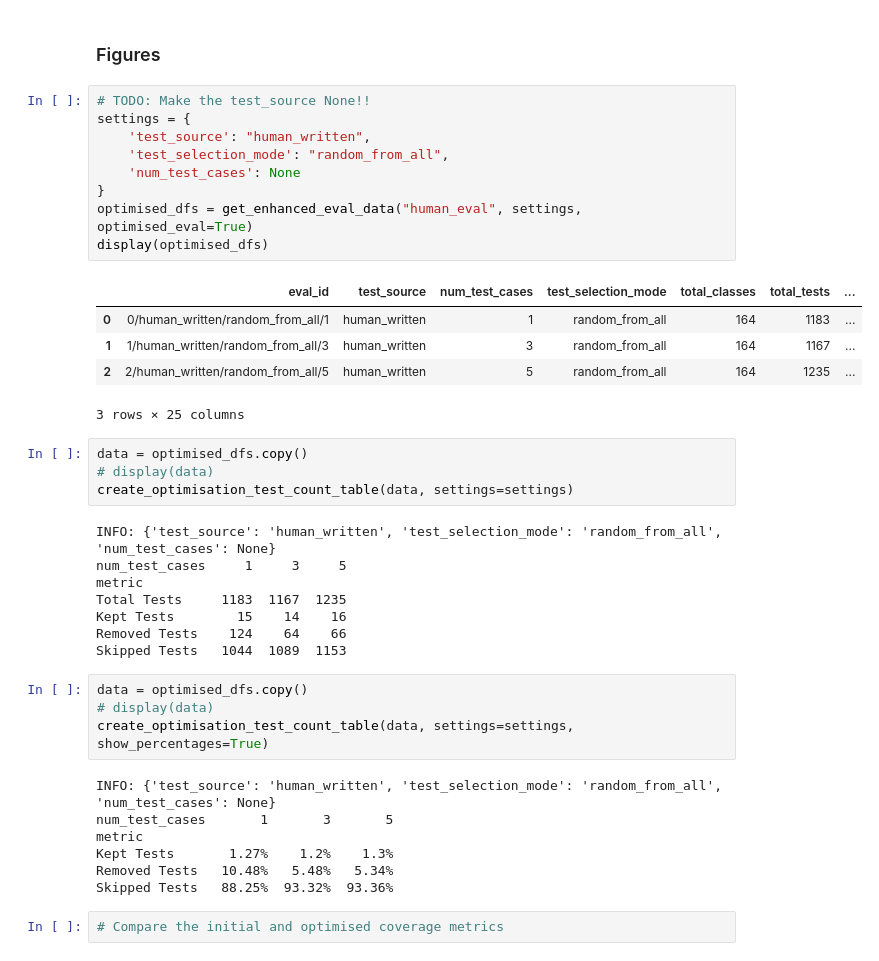
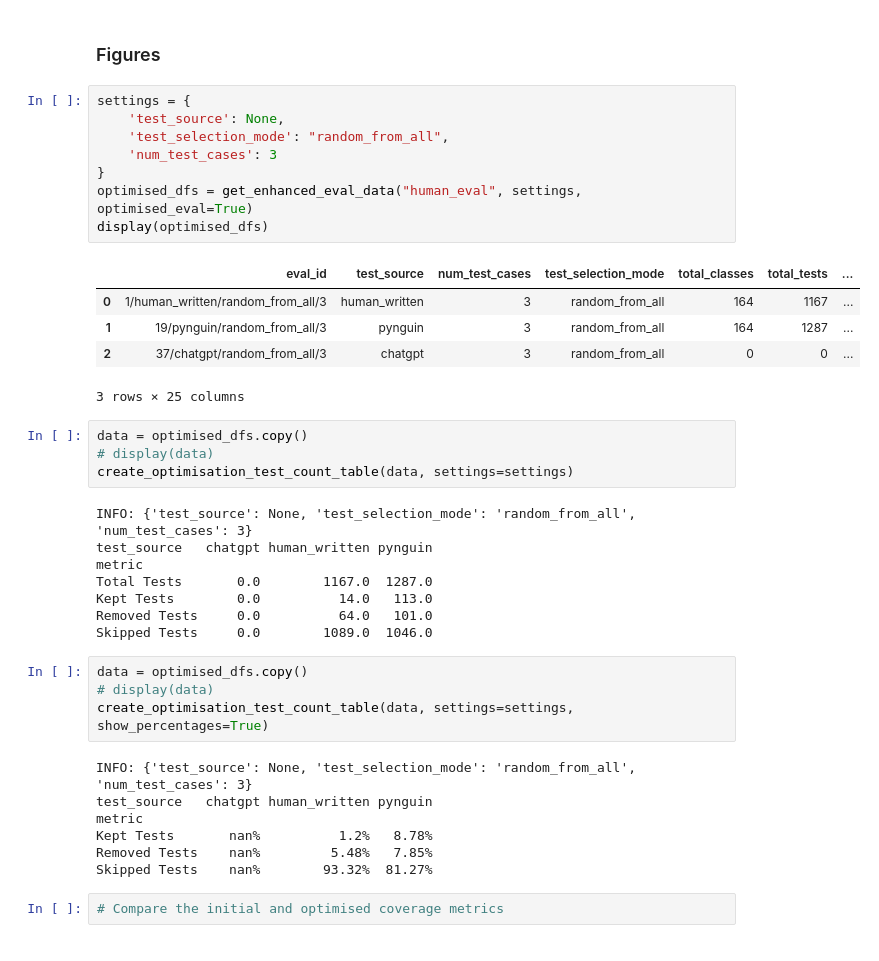
Before and after one commit to AlexChudic/test-suite-enhancement, a Jupyter notebook: src/evaluation_figures.ipynb, the cells around one changed output. Drawn from its saved outputs; the diff is of its cells as text.

```diff
--- a/src/evaluation_figures.ipynb
+++ b/src/evaluation_figures.ipynb
@@ -391,42 +407,41 @@ def create_optimisation_test_count_table(df, settings=None, show_percentages=Fal
 # %% [markdown]
 ### Figures
 # %%
-# TODO: Make the test_source None!!
 settings = {
-    'test_source': "human_written",
+    'test_source': None,
     'test_selection_mode': "random_from_all",
-    'num_test_cases': None
+    'num_test_cases': 3
 }
 optimised_dfs = get_enhanced_eval_data("human_eval", settings, optimised_eval=True)
 display(optimised_dfs)
 # %% [output]
 |  | eval_id | test_source | num_test_cases | test_selection_mode | total_classes | total_tests | ... |
-| 0 | 0/human_written/random_from_all/1 | human_written | 1 | random_from_all | 164 | 1183 | ... |
-| 1 | 1/human_written/random_from_all/3 | human_written | 3 | random_from_all | 164 | 1167 | ... |
-| 2 | 2/human_written/random_from_all/5 | human_written | 5 | random_from_all | 164 | 1235 | ... |
+| 0 | 1/human_written/random_from_all/3 | human_written | 3 | random_from_all | 164 | 1167 | ... |
+| 1 | 19/pynguin/random_from_all/3 | pynguin | 3 | random_from_all | 164 | 1287 | ... |
+| 2 | 37/chatgpt/random_from_all/3 | chatgpt | 3 | random_from_all | 0 | 0 | ... |
 3 rows × 25 columns
 # %%
 data = optimised_dfs.copy()
 # display(data)
 create_optimisation_test_count_table(data, settings=settings)
 # %% [output]
-INFO: {'test_source': 'human_written', 'test_selection_mode': 'random_from_all', 'num_test_cases': None}
-num_test_cases     1     3     5
+INFO: {'test_source': None, 'test_selection_mode': 'random_from_all', 'num_test_cases': 3}
+test_source   chatgpt human_written pynguin
 metric
-Total Tests     1183  1167  1235
-Kept Tests        15    14    16
-Removed Tests    124    64    66
-Skipped Tests   1044  1089  1153
+Total Tests       0.0        1167.0  1287.0
+Kept Tests        0.0          14.0   113.0
+Removed Tests     0.0          64.0   101.0
+Skipped Tests     0.0        1089.0  1046.0
 # %%
 data = optimised_dfs.copy()
 # display(data)
 create_optimisation_test_count_table(data, settings=settings, show_percentages=True)
 # %% [output]
-INFO: {'test_source': 'human_written', 'test_selection_mode': 'random_from_all', 'num_test_cases': None}
-num_test_cases       1       3       5
+INFO: {'test_source': None, 'test_selection_mode': 'random_from_all', 'num_test_cases': 3}
+test_source   chatgpt human_written pynguin
 metric
-Kept Tests       1.27%    1.2%    1.3%
-Removed Tests   10.48%   5.48%   5.34%
-Skipped Tests   88.25%  93.32%  93.36%
+Kept Tests       nan%          1.2%   8.78%
+Removed Tests    nan%         5.48%   7.85%
+Skipped Tests    nan%        93.32%  81.27%
 # %%
 # Compare the initial and optimised coverage metrics
```
Also changed, not shown: parts of 5 cells of this notebook, 1 other file.
